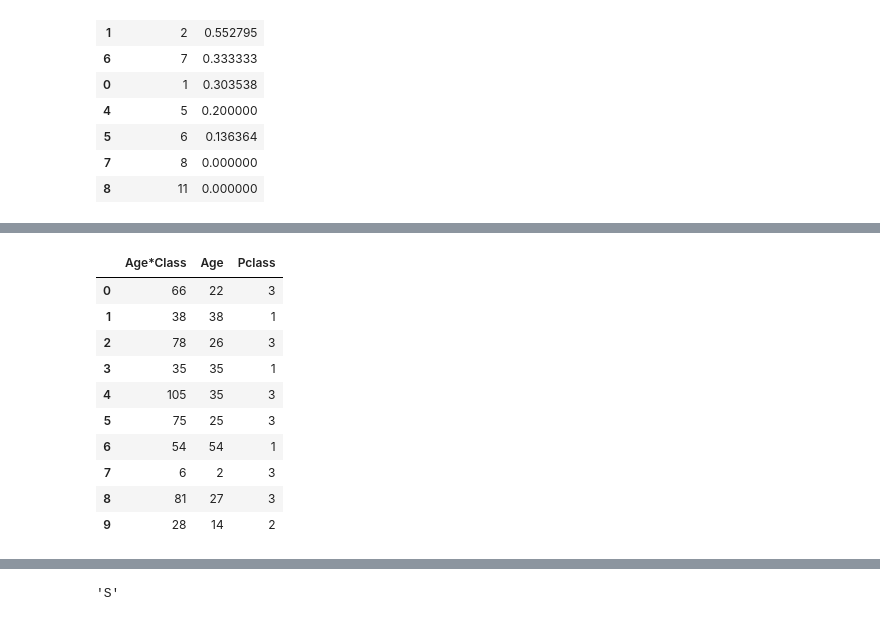
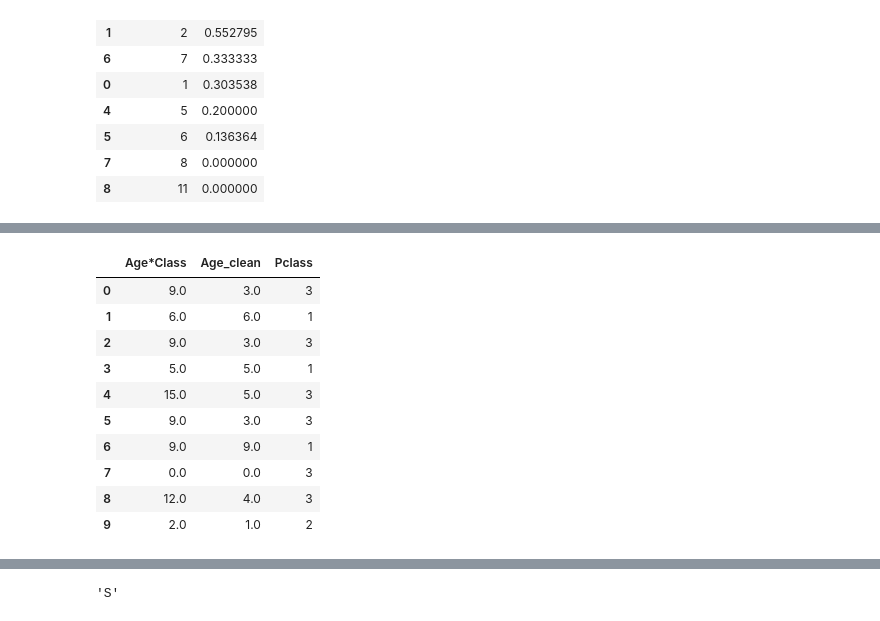
Before and after one commit to SEUNGW00LEE/Titanic---Machine-Learning-from-Disaster, a Jupyter notebook: titanic/titanic_3 copy.ipynb, the cells around one changed output, grey strips where cells are left out. Cells and saved outputs as stored; diff of their text form; code cells hidden in the pictures.

```diff
--- a/titanic/titanic_3 copy.ipynb
+++ b/titanic/titanic_3 copy.ipynb
@@ -163,8 +163,8 @@ grid.add_legend()
 # %%
 print("Before \n", train_df.shape, test_df.shape)
 
-train_df = train_df.drop(['Ticket', 'Cabin'], axis=1)
-test_df = test_df.drop(['Ticket', 'Cabin'], axis=1)
+train_df = train_df.drop(['Ticket'], axis=1)
+test_df = test_df.drop(['Ticket'], axis=1)
 combine = [train_df, test_df]
 print("After \n", train_df.shape, test_df.shape)
 # %% [output]
@@ -174,0 +245,6 @@ After
+# %%
+train_df = train_df.drop(['Cabin'], axis = 1)
+test_df = test_df.drop (['Cabin'], axis = 1)
+
+
+combine = [train_df, test_df]
@@ -301,3 +390,27 @@ train_df.head()
+# %%
+train_df.loc[ train_df['Age'] <= 10, 'Age_clean'] = 0
+train_df.loc[(train_df['Age'] > 10) & (train_df['Age'] <= 16), 'Age_clean'] = 1
+train_df.loc[(train_df['Age'] > 16) & (train_df['Age'] <= 20), 'Age_clean'] = 2
+train_df.loc[(train_df['Age'] > 20) & (train_df['Age'] <= 26), 'Age_clean'] = 3
+train_df.loc[(train_df['Age'] > 26) & (train_df['Age'] <= 30), 'Age_clean'] = 4
+train_df.loc[(train_df['Age'] > 30) & (train_df['Age'] <= 36), 'Age_clean'] = 5
+train_df.loc[(train_df['Age'] > 36) & (train_df['Age'] <= 40), 'Age_clean'] = 6
+train_df.loc[(train_df['Age'] > 40) & (train_df['Age'] <= 46), 'Age_clean'] = 7
+train_df.loc[(train_df['Age'] > 46) & (train_df['Age'] <= 50), 'Age_clean'] = 8
+train_df.loc[(train_df['Age'] > 50) & (train_df['Age'] <= 60), 'Age_clean'] = 9
+train_df.loc[ train_df['Age'] > 60, 'Age_clean'] = 10
+
+test_df.loc[ test_df['Age'] <= 10, 'Age_clean'] = 0
+test_df.loc[(test_df['Age'] > 10) & (test_df['Age'] <= 16), 'Age_clean'] = 1
+test_df.loc[(test_df['Age'] > 16) & (test_df['Age'] <= 20), 'Age_clean'] = 2
+test_df.loc[(test_df['Age'] > 20) & (test_df['Age'] <= 26), 'Age_clean'] = 3
+test_df.loc[(test_df['Age'] > 26) & (test_df['Age'] <= 30), 'Age_clean'] = 4
+test_df.loc[(test_df['Age'] > 30) & (test_df['Age'] <= 36), 'Age_clean'] = 5
+test_df.loc[(test_df['Age'] > 36) & (test_df['Age'] <= 40), 'Age_clean'] = 6
+test_df.loc[(test_df['Age'] > 40) & (test_df['Age'] <= 46), 'Age_clean'] = 7
+test_df.loc[(test_df['Age'] > 46) & (test_df['Age'] <= 50), 'Age_clean'] = 8
+test_df.loc[(test_df['Age'] > 50) & (test_df['Age'] <= 60), 'Age_clean'] = 9
+test_df.loc[ test_df['Age'] > 60, 'Age_clean'] = 10
 # %%
 train_df.head()
 # %% [output]
@@ -310,6 +423,7 @@ train_df.head()
 # %%
 print("Before \n", train_df.columns)
-#train_df = train_df.drop(['AgeBand'], axis = 1)
+train_df = train_df.drop(['Age'], axis = 1)
+test_df = test_df.drop(['Age'], axis = 1)
 combine = [train_df, test_df]
 print("After \n", train_df.columns)
 # %% [output]
@@ -358,20 +476,20 @@ train_df.head()
 # %%
 for dataset in combine:
-    dataset['Age*Class'] = dataset.Age * dataset.Pclass
+    dataset['Age*Class'] = dataset.Age_clean * dataset.Pclass
 
-train_df.loc[:, ['Age*Class', 'Age', 'Pclass']].head(10)
+train_df.loc[:, ['Age*Class', 'Age_clean', 'Pclass']].head(10)
 # %% [output]
-|  | Age*Class | Age | Pclass |
-| 0 | 66 | 22 | 3 |
-| 1 | 38 | 38 | 1 |
-| 2 | 78 | 26 | 3 |
-| 3 | 35 | 35 | 1 |
-| 4 | 105 | 35 | 3 |
-| 5 | 75 | 25 | 3 |
-| 6 | 54 | 54 | 1 |
-| 7 | 6 | 2 | 3 |
-| 8 | 81 | 27 | 3 |
-| 9 | 28 | 14 | 2 |
+|  | Age*Class | Age_clean | Pclass |
+| 0 | 9.0 | 3.0 | 3 |
+| 1 | 6.0 | 6.0 | 1 |
+| 2 | 9.0 | 3.0 | 3 |
+| 3 | 5.0 | 5.0 | 1 |
+| 4 | 15.0 | 5.0 | 3 |
+| 5 | 9.0 | 3.0 | 3 |
+| 6 | 9.0 | 9.0 | 1 |
+| 7 | 0.0 | 0.0 | 3 |
+| 8 | 12.0 | 4.0 | 3 |
+| 9 | 2.0 | 1.0 | 2 |
 # %%
 test_df.isnull().sum()
 # %% [output]
```
Also changed, not shown: parts of 35 cells of this notebook, 1 other file.
